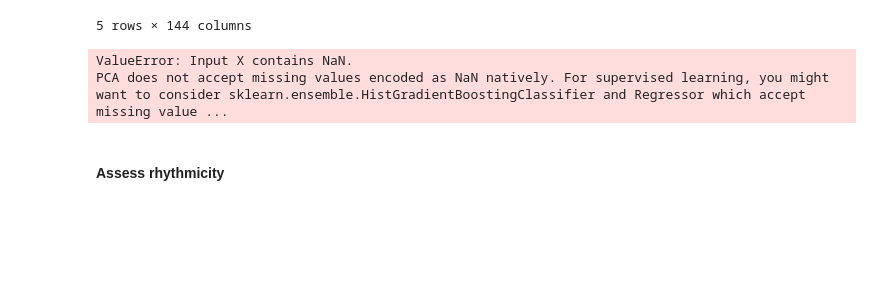
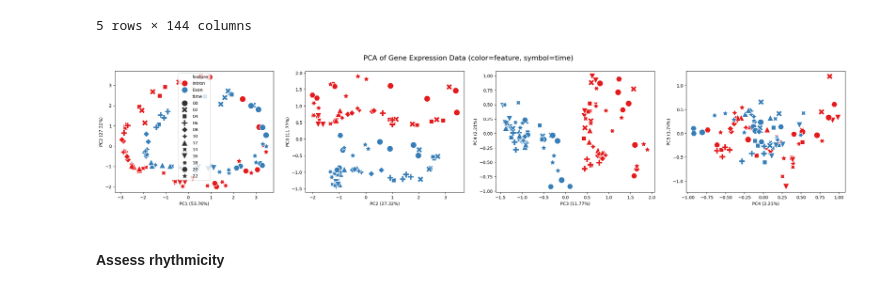
Before and after one commit to morri4shao/Genome-to-Function-class-project3, a Jupyter notebook: Exercise_Week11_12_B_final_FN.ipynb, the cells around one changed output. Saved outputs shown, nothing was run; the diff lists cells and outputs as text; code cells hidden in the pictures; blank space fills up the shorter version.

```diff
--- a/Exercise_Week11_12_B_final_FN.ipynb
+++ b/Exercise_Week11_12_B_final_FN.ipynb
@@ -461,18 +465,17 @@ dat_both = subselect(dat_genes, feature, replicate, time, conditions, feeding)
 # %%
 # Run PCA on the gene expression data
 time= ['00', '02', '04', '06', '08', '10', '12', '14', '16', '18', '20', '22']
 replicate = ['A', 'B', 'C', 'D']
 feeding = ['AL']
 conditions = ['WT']
 feature = ['Intron', 'Exon']
 #Subselect the samples
 dat_sub = subselect(dat_both, feature, replicate, time, conditions, feeding)
 
-df_pca = run_PCA(dat_both, n_components=2, color_by='feature', symbol_by='replicate', scale_data=True, log_transform=True)
-#df_pca = run_PCA(dat_genes, n_components=2, color_by='exon', symbol_by='time', scale_data=True, log_transform=True)
+df_pca = run_PCA(dat_both, n_components=5, color_by='feature', symbol_by='time', scale_data=True, log_transform=False)
+#df_pca = run_PCA(dat_both, n_components=5, color_by='feature', symbol_by='time', scale_data=True, log_transform=False)
 # %% [output]
-ValueError: Input X contains NaN.
-PCA does not accept missing values encoded as NaN natively. For supervised learning, you might want to consider sklearn.ensemble.HistGradientBoostingClassifier and Regressor which accept missing value ...
+[figure, added]
 # %% [markdown]
 #### Assess rhythmicity
 # %%
```
Also changed, not shown: parts of 4 cells of this notebook.
